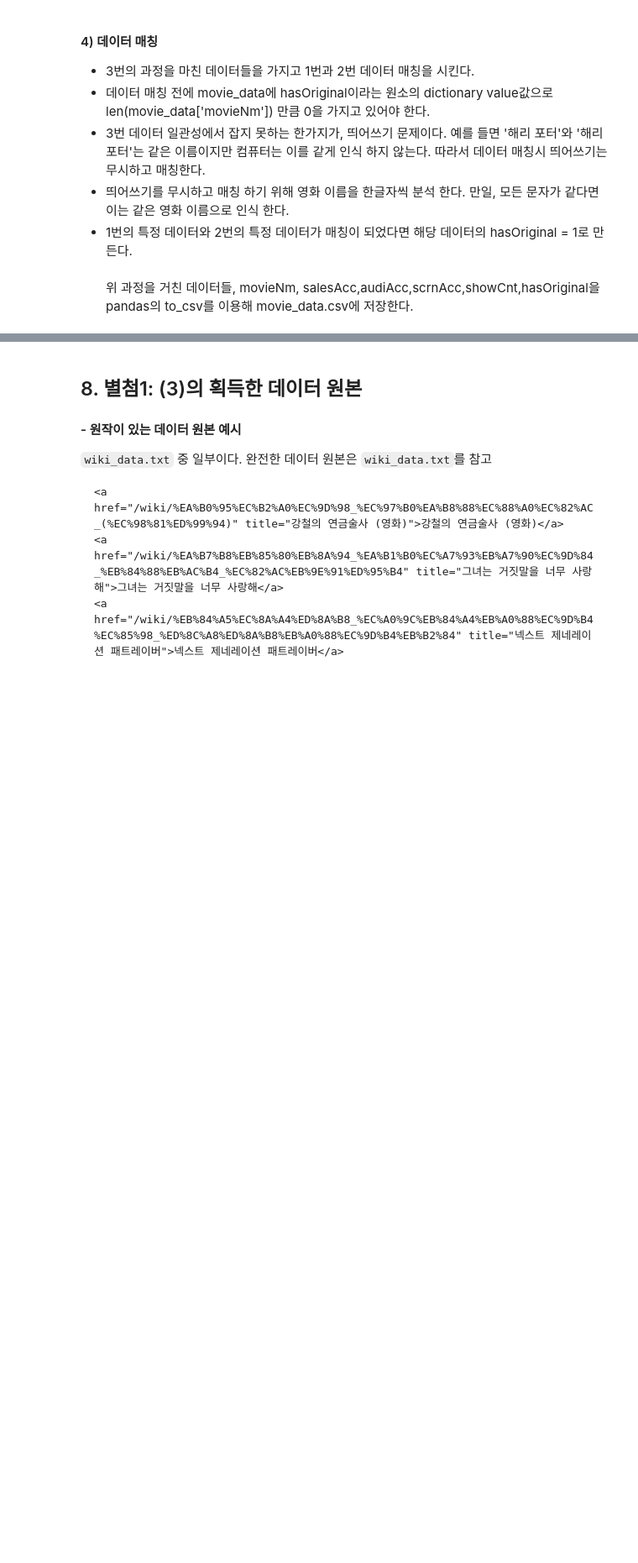
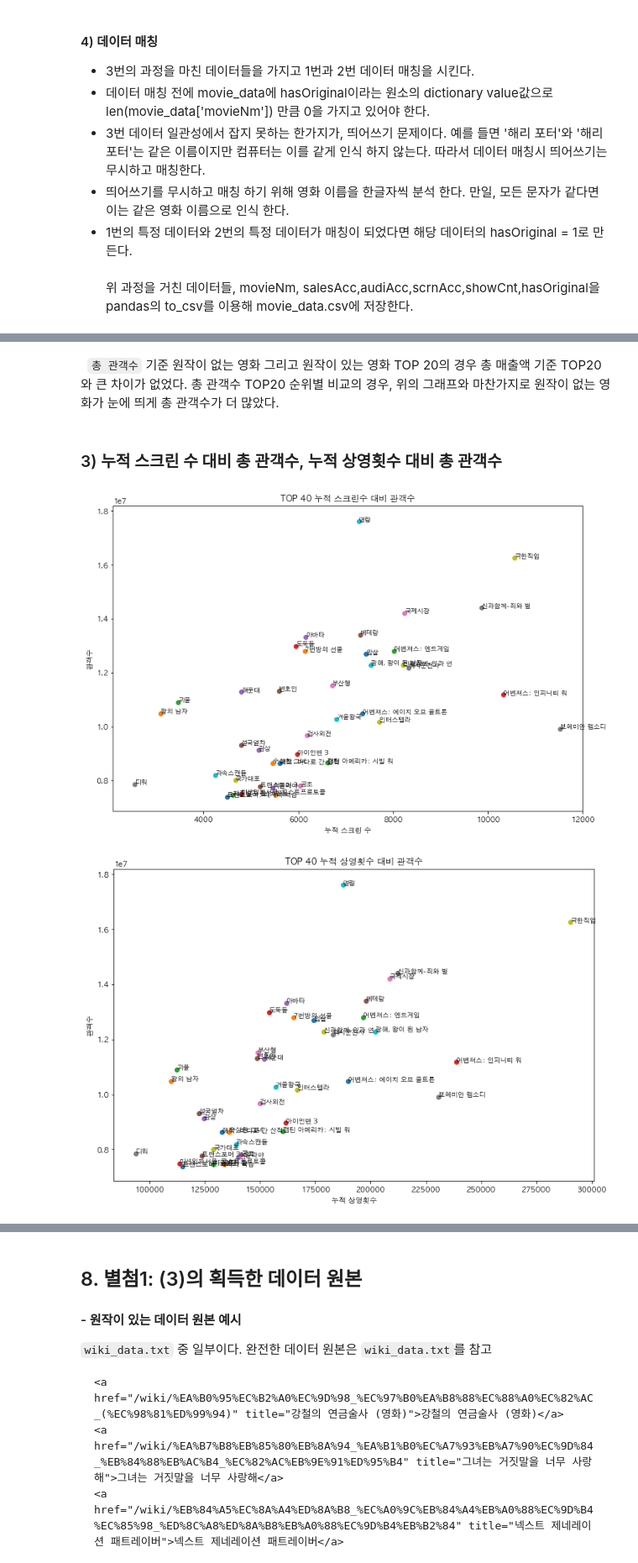
Before and after one commit to kathryn-choi/movie_data_analysis, a Jupyter notebook: main.ipynb, the cells around one changed output, grey strips where cells are left out. Shown: that part at 84% size. Saved outputs shown, nothing was run; the diff lists cells and outputs as text; code cells hidden in the pictures; blank space fills up the shorter version.

```diff
--- a/main.ipynb
+++ b/main.ipynb
@@ -78,0 +218,53 @@ selector example :  ``#mw-pages > div > div > div > ul > li > a`` <br>
+# %% [markdown]
+&nbsp; ``총 관객수`` 기준 원작이 없는 영화 그리고 원작이 있는 영화 TOP 20의 경우 총 매출액 기준 TOP20와 큰 차이가 없었다. 총 관객수 TOP20 순위별 비교의 경우, 위의 그래프와 마찬가지로 원작이 없는 영화가 눈에 띄게 총 관객수가 더 많았다.
+# %% [markdown]
+### 3)  누적 스크린 수 대비 총 관객수, 누적 상영횟수 대비 총 관객수
+# %%
+#총 관객수 기준으로 정렬 후 top40 를 가지고 온다
+movielist = movielist.sort_values(["audiAcc"], ascending=[False])
+selected_list = (movielist[["movieNm","scrnCnt","audiAcc"]])[:40].sort_values("audiAcc")
+
+fig = plt.figure(figsize=(12, 8))
+ax = fig.add_subplot(111)
+value = selected_list["movieNm"].values.tolist()
+x = selected_list["scrnCnt"].values.tolist()
+y = selected_list["audiAcc"].values.tolist()
+
+#누적 스크린 수 대비 관객수로 그래프를 그린다
+for i,type in enumerate(value):
+    _x = x[i]
+    _y = y[i]
+    plt.scatter(_x, _y)
+    plt.text(_x+0.3, _y+0.3, type, fontsize=9)
+plt.xlabel('누적 스크린 수')
+plt.ylabel('관객수')
+plt.title('TOP 40 누적 스크린수 대비 관객수')
+plt.show()
+
+plt.show()
+
+#총 관객수 기준으로 정렬 후 top40 를 가지고 온다
+movielist = movielist.sort_values(["audiAcc"], ascending=[False])
+selected_list = (movielist[["movieNm","showCnt","audiAcc"]])[:40].sort_values("audiAcc")
+
+fig = plt.figure(figsize=(12, 8))
+ax = fig.add_subplot(111)
+value = selected_list["movieNm"].values.tolist()
+x = selected_list["showCnt"].values.tolist()
+y = selected_list["audiAcc"].values.tolist()
+
+#누적 상영횟수 대비 관객수로 그래프를 그린다
+for i,type in enumerate(value):
+    _x = x[i]
+    _y = y[i]
+    plt.scatter(_x, _y)
+    plt.text(_x+0.3, _y+0.3, type, fontsize=9)
+plt.xlabel('누적 상영횟수')
+plt.ylabel('관객수')
+plt.title('TOP 40 누적 상영횟수 대비 관객수')
+plt.show()
+
+plt.show()
+# %% [output]
+[figure, added]
+[figure, added]
```
Also changed, not shown: parts of 14 cells of this notebook, 1 other file.
